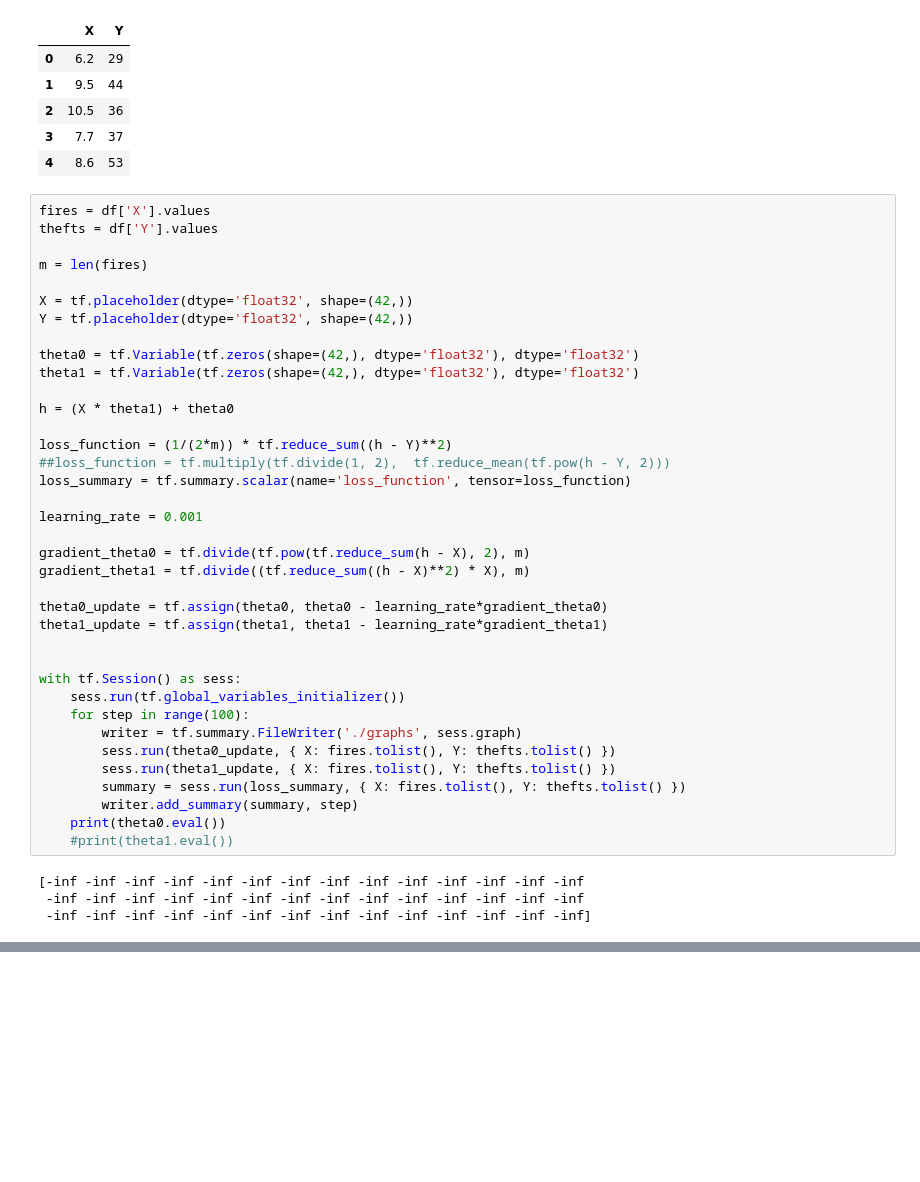
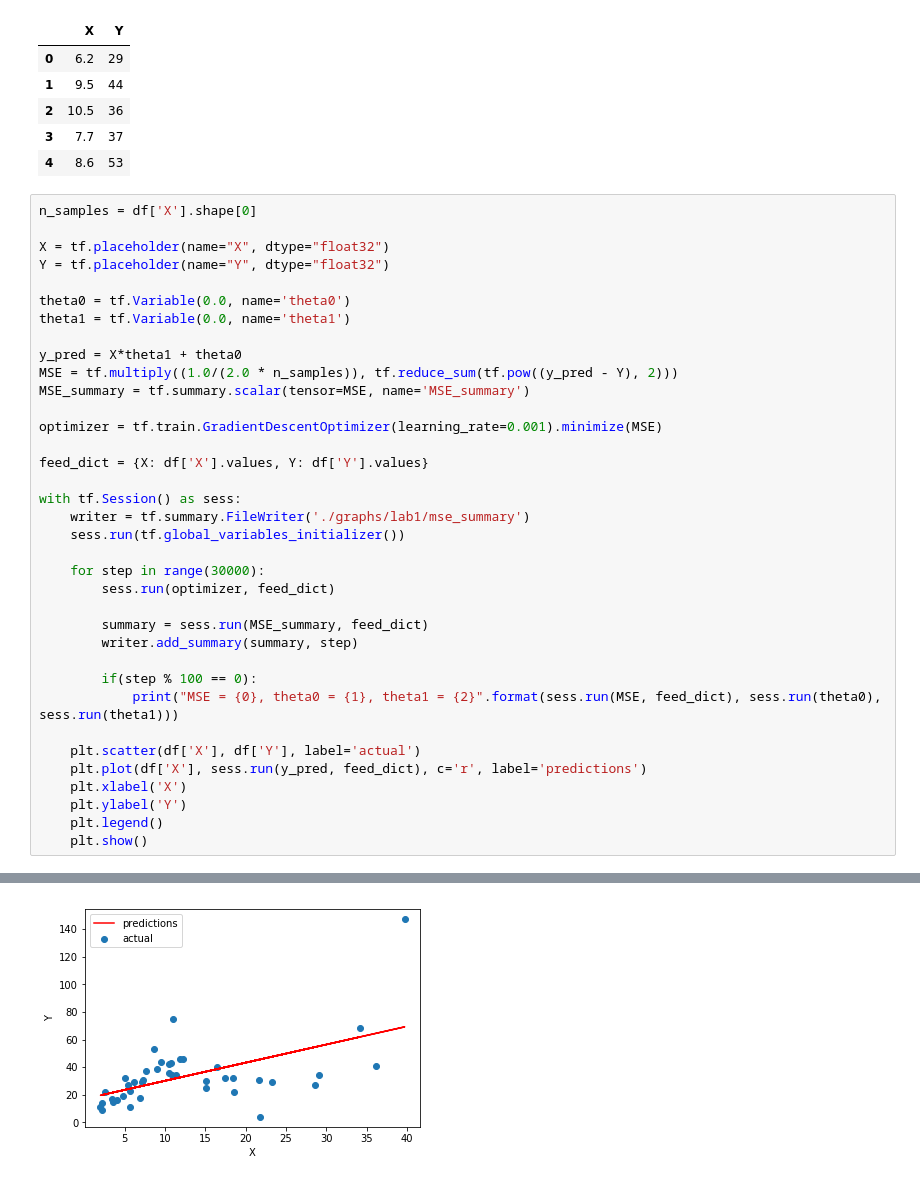
Before and after one commit to joei1994/ML-Projects, a Jupyter notebook: AI-fundamental/week3/lab2_problem1.ipynb, the cells around one changed output, grey strips where cells are left out. Cells and saved outputs as stored; diff of their text form; blank space fills up the shorter version.

```diff
--- a/AI-fundamental/week3/lab2_problem1.ipynb
+++ b/AI-fundamental/week3/lab2_problem1.ipynb
@@ -17,44 +19,40 @@ df.head()
 | 2 | 10.5 | 36 |
 | 3 | 7.7 | 37 |
 | 4 | 8.6 | 53 |
-# %%
-fires = df['X'].values
-thefts = df['Y'].values
-
-m = len(fires)
-
-X = tf.placeholder(dtype='float32', shape=(42,))
-Y = tf.placeholder(dtype='float32', shape=(42,))
-
-theta0 = tf.Variable(tf.zeros(shape=(42,), dtype='float32'), dtype='float32')
-theta1 = tf.Variable(tf.zeros(shape=(42,), dtype='float32'), dtype='float32')
-
-h = (X * theta1) + theta0
-
-loss_function = (1/(2*m)) * tf.reduce_sum((h - Y)**2)
-##loss_function = tf.multiply(tf.divide(1, 2),  tf.reduce_mean(tf.pow(h - Y, 2)))
-loss_summary = tf.summary.scalar(name='loss_function', tensor=loss_function)
-
-learning_rate = 0.001
-
-gradient_theta0 = tf.divide(tf.pow(tf.reduce_sum(h - X), 2), m)
-gradient_theta1 = tf.divide((tf.reduce_sum((h - X)**2) * X), m)
-
-theta0_update = tf.assign(theta0, theta0 - learning_rate*gradient_theta0)
-theta1_update = tf.assign(theta1, theta1 - learning_rate*gradient_theta1)
-
-
-with tf.Session() as sess:
-    sess.run(tf.global_variables_initializer())
-    for step in range(100):
-        writer = tf.summary.FileWriter('./graphs', sess.graph)
-        sess.run(theta0_update, { X: fires.tolist(), Y: thefts.tolist() })
-        sess.run(theta1_update, { X: fires.tolist(), Y: thefts.tolist() })
-        summary = sess.run(loss_summary, { X: fires.tolist(), Y: thefts.tolist() })
-        writer.add_summary(summary, step)
-    print(theta0.eval())
-    #print(theta1.eval())
-# %% [output]
-[-inf -inf -inf -inf -inf -inf -inf -inf -inf -inf -inf -inf -inf -inf
- -inf -inf -inf -inf -inf -inf -inf -inf -inf -inf -inf -inf -inf -inf
- -inf -inf -inf -inf -inf -inf -inf -inf -inf -inf -inf -inf -inf -inf]
+# %%
+n_samples = df['X'].shape[0]
+
+X = tf.placeholder(name="X", dtype="float32")
+Y = tf.placeholder(name="Y", dtype="float32")
+
+theta0 = tf.Variable(0.0, name='theta0')
+theta1 = tf.Variable(0.0, name='theta1')
+
+y_pred = X*theta1 + theta0
+MSE = tf.multiply((1.0/(2.0 * n_samples)), tf.reduce_sum(tf.pow((y_pred - Y), 2)))
+MSE_summary = tf.summary.scalar(tensor=MSE, name='MSE_summary')
+
+optimizer = tf.train.GradientDescentOptimizer(learning_rate=0.001).minimize(MSE)
+
+feed_dict = {X: df['X'].values, Y: df['Y'].values}
+
+with tf.Session() as sess:
+    writer = tf.summary.FileWriter('./graphs/lab1/mse_summary')
+    sess.run(tf.global_variables_initializer())
+
+    for step in range(30000):
+        sess.run(optimizer, feed_dict)
+
+        summary = sess.run(MSE_summary, feed_dict)
+        writer.add_summary(summary, step)
+
+        if(step % 100 == 0):
+            print("MSE = {0}, theta0 = {1}, theta1 = {2}".format(sess.run(MSE, feed_dict), sess.run(theta0), sess.run(theta1)))
+
+    plt.scatter(df['X'], df['Y'], label='actual')
+    plt.plot(df['X'], sess.run(y_pred, feed_dict), c='r', label='predictions')
+    plt.xlabel('X')
+    plt.ylabel('Y')
+    plt.legend()
+    plt.show()
+# %% [output]
@@ -60,0 +76 @@ with tf.Session() as sess:
+[figure, added]
```
Also changed, not shown: parts of 2 cells of this notebook, 2 other files.
